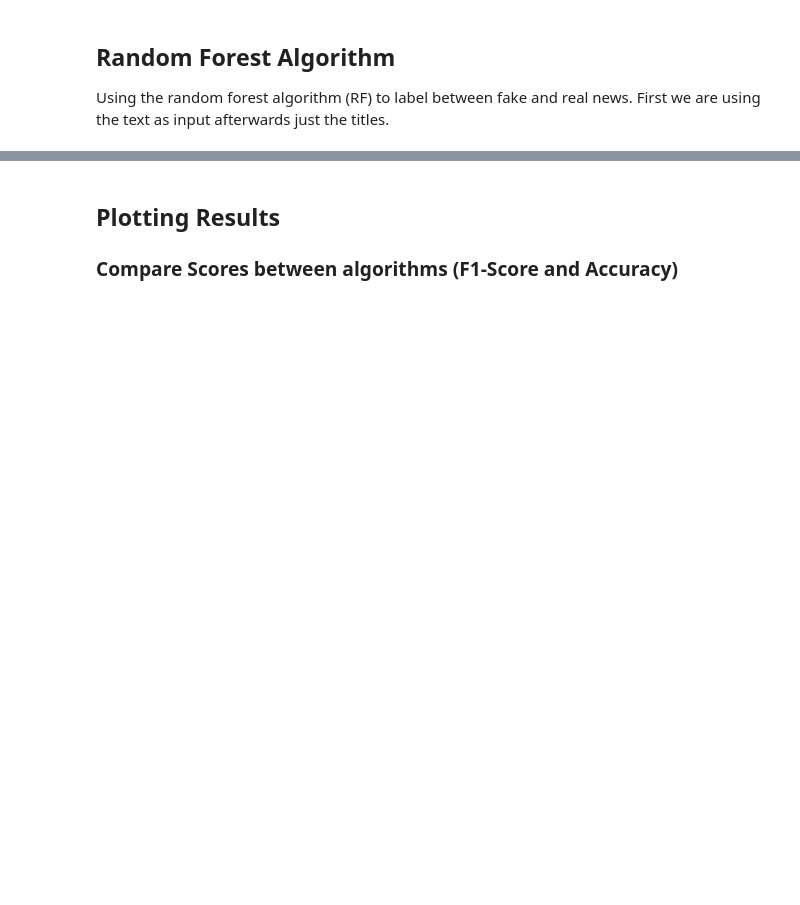
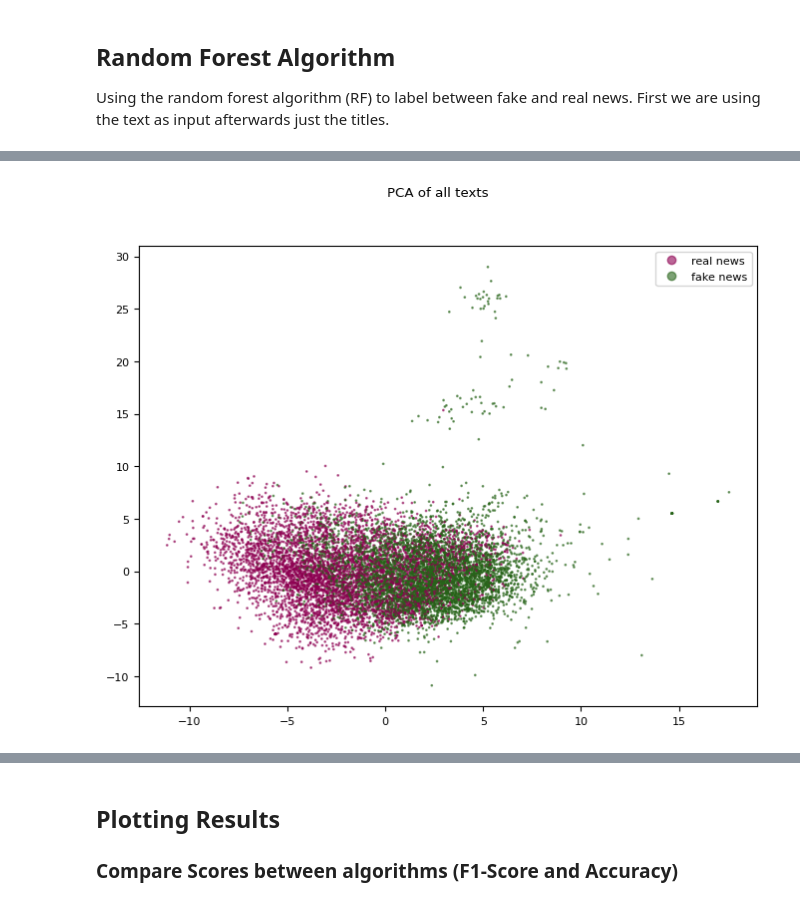
Before and after one commit to StellaLukasser/AIR, a Jupyter notebook: A3.ipynb, the cells around one changed output, grey strips where cells are left out. Saved outputs shown, nothing was run; the diff lists cells and outputs as text; code cells hidden in the pictures; blank space fills up the shorter version.

```diff
--- a/A3.ipynb
+++ b/A3.ipynb
@@ -835,12 +904,14 @@ print(results)
 # %%
-def pca_(X_test, y_test):
+def pca_(X_test, y_test, name):
     pca = PCA()
     pipe = Pipeline([('scaler', StandardScaler()), ('pca', pca)])
     plt.figure(figsize=(8, 6))
     Xt = pipe.fit_transform(X_test.tolist())
-    plot = plt.scatter(Xt[:,0], Xt[:,1], c=y_test.tolist(), alpha=0.6, s=0.9, cmap='plasma')
+    plot = plt.scatter(Xt[:,0], Xt[:,1], c=y_test.tolist(), alpha=0.6, s=0.9, cmap='PiYG')
     plt.legend(handles=plot.legend_elements()[0], labels=["real news", "fake news"])
-    plt.show()
-
-pca_(X_test_text, y_test_text)
-pca_(X_test_title, y_test_title)
+    plt.suptitle("PCA of all {}s".format(name))
+    plt.savefig("figures/pca_{}.png".format(name))
+# %%
+pca_(X_test_text, y_test_text, "text")
+# %% [output]
+[figure, added]
```
Also changed, not shown: parts of 36 cells of this notebook, 2 other files.
